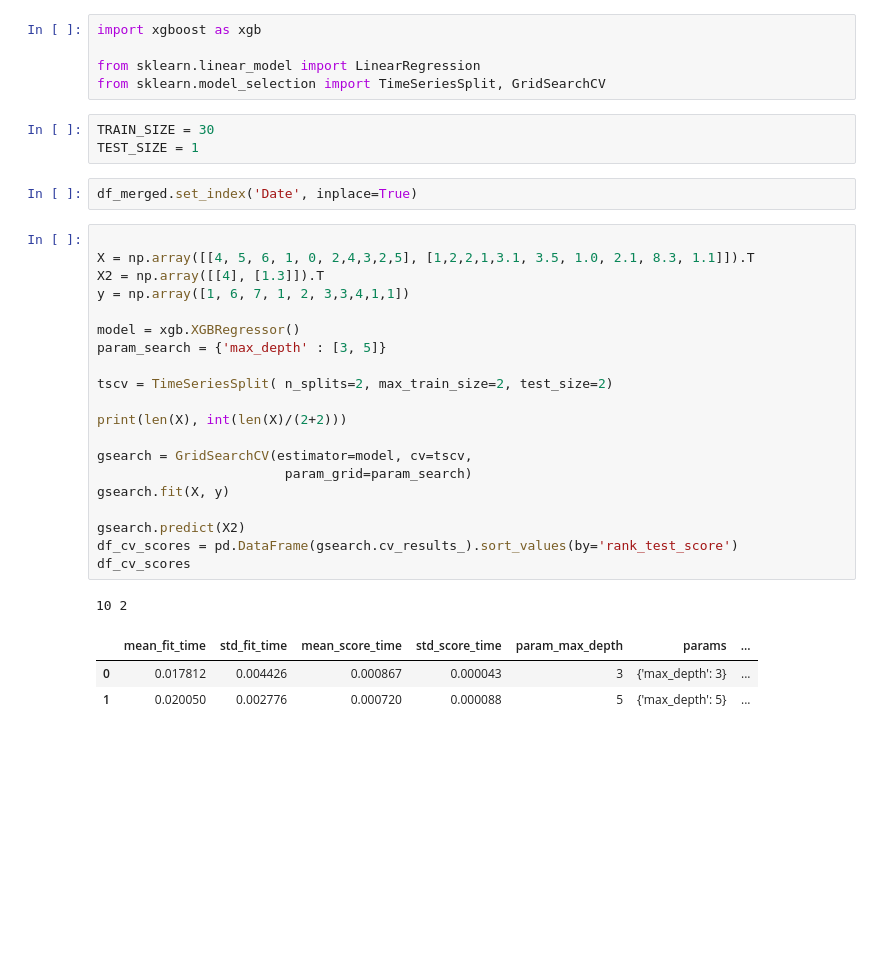
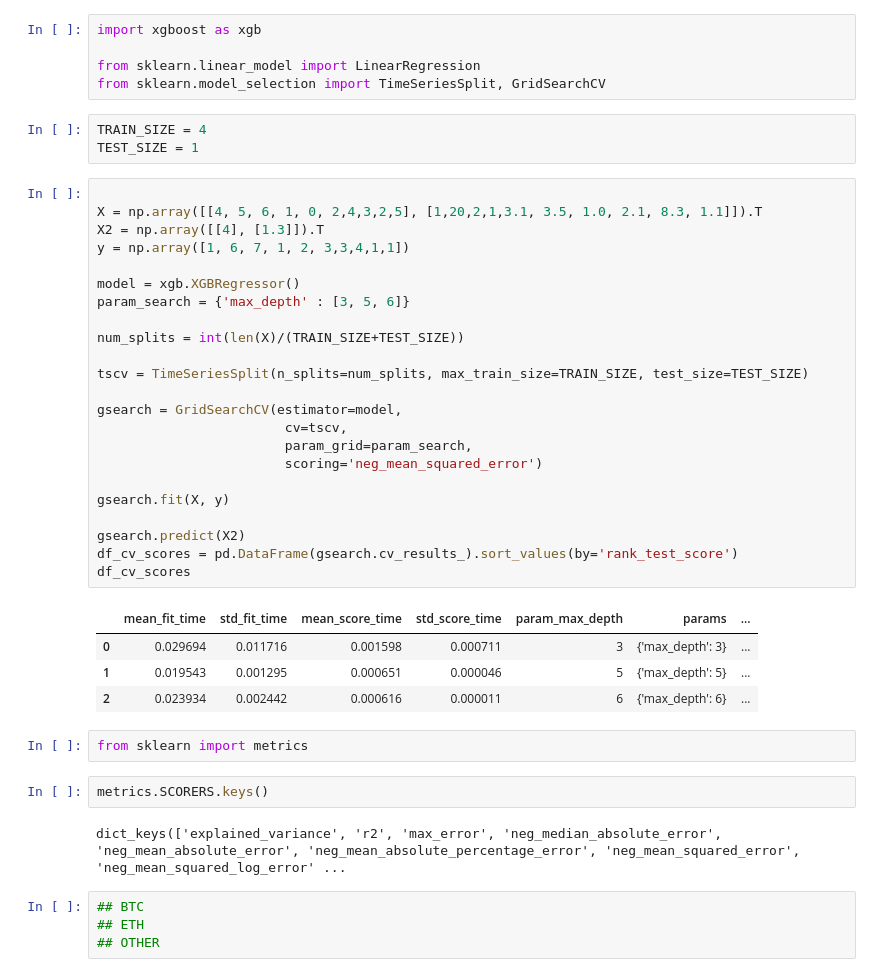
Before and after one commit to LucasNeves27/bc4, a Jupyter notebook: wip/f/BC4_Apex_Models.ipynb, the cells around one changed output. Saved outputs shown, nothing was run; the diff lists cells and outputs as text; blank space fills up the shorter version.

```diff
--- a/wip/f/BC4_Apex_Models.ipynb
+++ b/wip/f/BC4_Apex_Models.ipynb
@@ -374,32 +394,43 @@ import xgboost as xgb
 from sklearn.linear_model import LinearRegression
 from sklearn.model_selection import TimeSeriesSplit, GridSearchCV
 # %%
-TRAIN_SIZE = 30
+TRAIN_SIZE = 4
 TEST_SIZE = 1
-# %%
-df_merged.set_index('Date', inplace=True)
 # %%
 
-X = np.array([[4, 5, 6, 1, 0, 2,4,3,2,5], [1,2,2,1,3.1, 3.5, 1.0, 2.1, 8.3, 1.1]]).T
+X = np.array([[4, 5, 6, 1, 0, 2,4,3,2,5], [1,20,2,1,3.1, 3.5, 1.0, 2.1, 8.3, 1.1]]).T
 X2 = np.array([[4], [1.3]]).T
 y = np.array([1, 6, 7, 1, 2, 3,3,4,1,1])
 
 model = xgb.XGBRegressor()
-param_search = {'max_depth' : [3, 5]}
+param_search = {'max_depth' : [3, 5, 6]}
 
-tscv = TimeSeriesSplit( n_splits=2, max_train_size=2, test_size=2)
+num_splits = int(len(X)/(TRAIN_SIZE+TEST_SIZE))
 
-print(len(X), int(len(X)/(2+2)))
+tscv = TimeSeriesSplit(n_splits=num_splits, max_train_size=TRAIN_SIZE, test_size=TEST_SIZE)
 
-gsearch = GridSearchCV(estimator=model, cv=tscv,
-                        param_grid=param_search)
+gsearch = GridSearchCV(estimator=model,
+                        cv=tscv,
+                        param_grid=param_search,
+                        scoring='neg_mean_squared_error')
+
 gsearch.fit(X, y)
 
 gsearch.predict(X2)
 df_cv_scores = pd.DataFrame(gsearch.cv_results_).sort_values(by='rank_test_score')
 df_cv_scores
 # %% [output]
-10 2
 |  | mean_fit_time | std_fit_time | mean_score_time | std_score_time | param_max_depth | params | ... |
-| 0 | 0.017812 | 0.004426 | 0.000867 | 0.000043 | 3 | {'max_depth': 3} | ... |
-| 1 | 0.020050 | 0.002776 | 0.000720 | 0.000088 | 5 | {'max_depth': 5} | ... |
+| 0 | 0.029694 | 0.011716 | 0.001598 | 0.000711 | 3 | {'max_depth': 3} | ... |
+| 1 | 0.019543 | 0.001295 | 0.000651 | 0.000046 | 5 | {'max_depth': 5} | ... |
+| 2 | 0.023934 | 0.002442 | 0.000616 | 0.000011 | 6 | {'max_depth': 6} | ... |
+# %%
+from sklearn import metrics
+# %%
+metrics.SCORERS.keys()
+# %% [output]
+dict_keys(['explained_variance', 'r2', 'max_error', 'neg_median_absolute_error', 'neg_mean_absolute_error', 'neg_mean_absolute_percentage_error', 'neg_mean_squared_error', 'neg_mean_squared_log_error' ...
+# %%
+## BTC
+## ETH
+## OTHER
```
Also changed, not shown: parts of 14 cells of this notebook, 2 other files.
